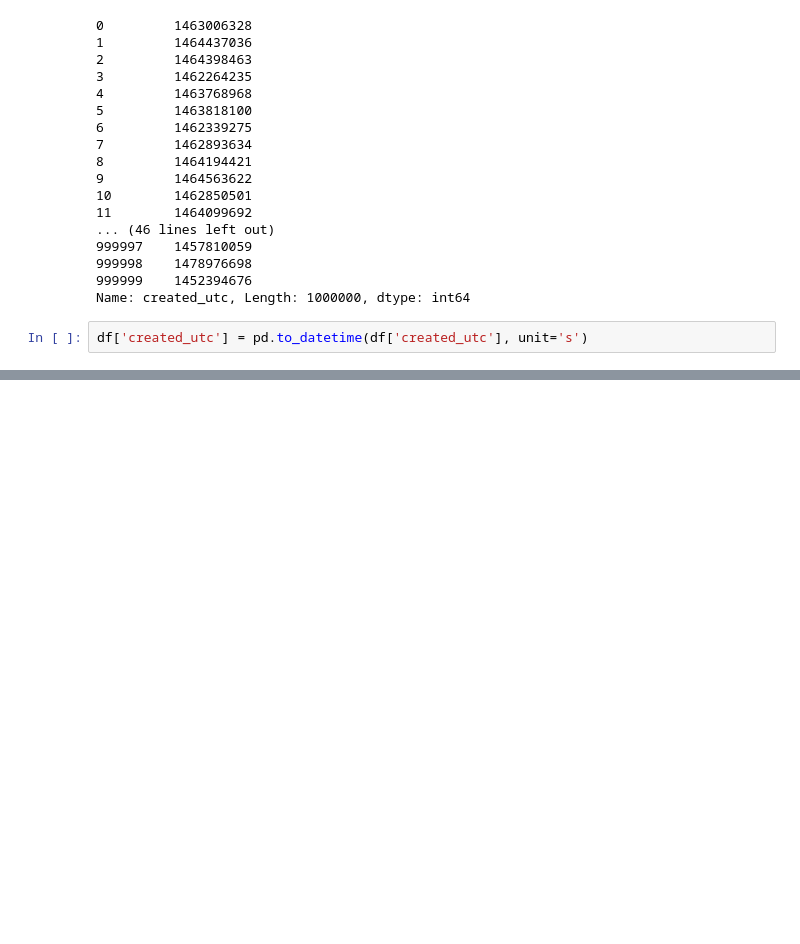
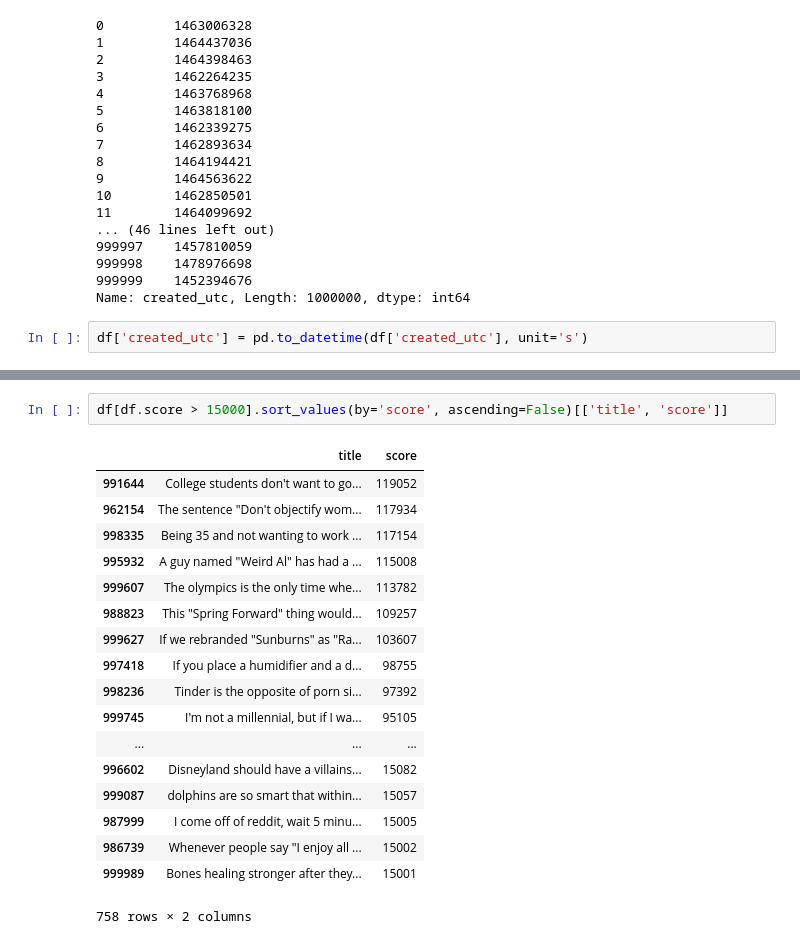
Before and after one commit to luketibbott/Predicting-the-sucess-of-showerthoughts, a Jupyter notebook: showerthoughts-clean.ipynb, the cells around one changed output, grey strips where cells are left out. Saved outputs shown, nothing was run; the diff lists cells and outputs as text; blank space fills up the shorter version.

```diff
--- a/showerthoughts-clean.ipynb
+++ b/showerthoughts-clean.ipynb
@@ -100 +117,22 @@ df['created_utc'] = pd.to_datetime(df['created_utc'], unit='s')
+# %%
+df[df.score > 15000].sort_values(by='score', ascending=False)[['title', 'score']]
+# %% [output]
+|  | title | score |
+| 991644 | College students don't want to go... | 119052 |
+| 962154 | The sentence "Don't objectify wom... | 117934 |
+| 998335 | Being 35 and not wanting to work ... | 117154 |
+| 995932 | A guy named "Weird Al" has had a ... | 115008 |
+| 999607 | The olympics is the only time whe... | 113782 |
+| 988823 | This "Spring Forward" thing would... | 109257 |
+| 999627 | If we rebranded "Sunburns" as "Ra... | 103607 |
+| 997418 | If you place a humidifier and a d... | 98755 |
+| 998236 | Tinder is the opposite of porn si... | 97392 |
+| 999745 | I'm not a millennial, but if I wa... | 95105 |
+| ... | ... | ... |
+| 996602 | Disneyland should have a villains... | 15082 |
+| 999087 | dolphins are so smart that within... | 15057 |
+| 987999 | I come off of reddit, wait 5 minu... | 15005 |
+| 986739 | Whenever people say "I enjoy all ... | 15002 |
+| 999989 | Bones healing stronger after they... | 15001 |
+758 rows × 2 columns
 # %%
```
Also changed, not shown: parts of 14 cells of this notebook.
